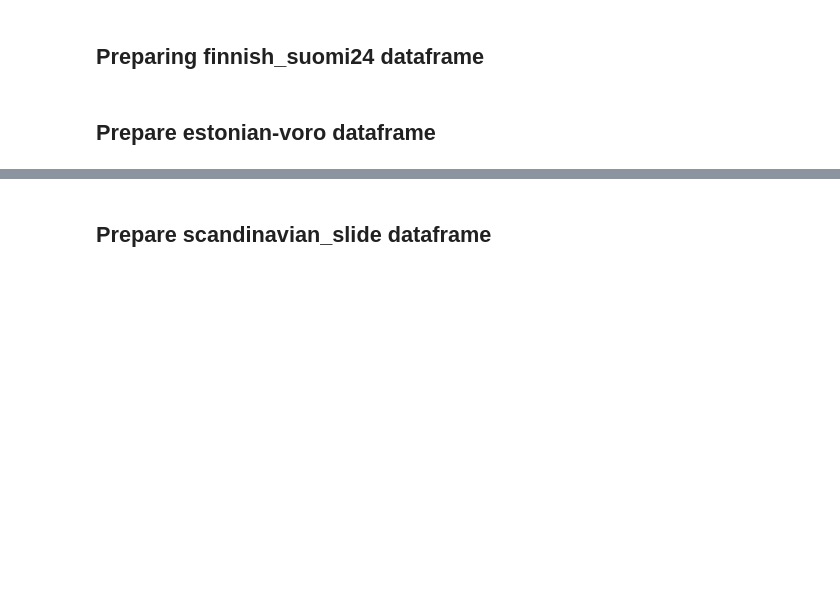
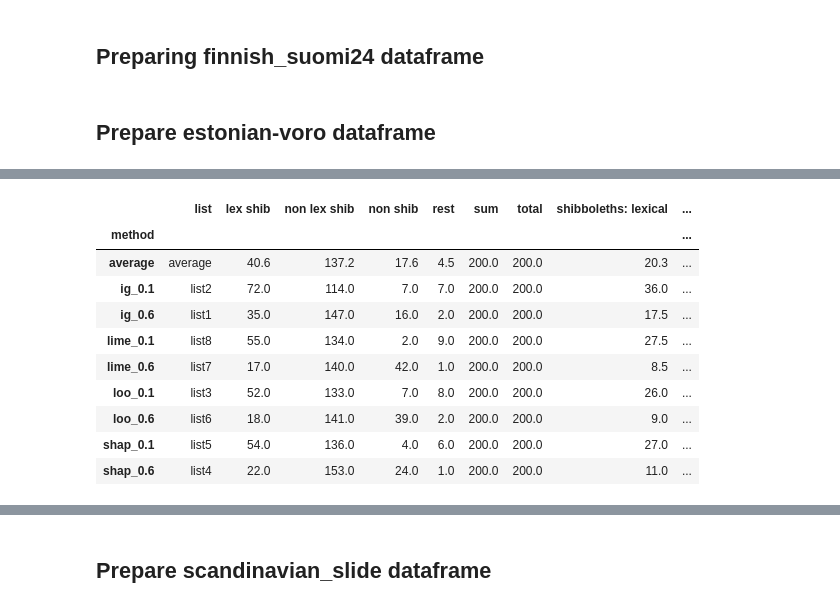
Before and after one commit to Helsinki-NLP/shibboleth, a Jupyter notebook: manual_eval/annotation_analysis_gh.ipynb, the cells around one changed output, grey strips where cells are left out. Saved outputs shown, nothing was run; the diff lists cells and outputs as text; code cells hidden in the pictures; blank space fills up the shorter version.

```diff
--- a/manual_eval/annotation_analysis_gh.ipynb
+++ b/manual_eval/annotation_analysis_gh.ipynb
@@ -63,7 +74,7 @@ def make_dataset_df(folder):
             df['file'] = id
             dfs.append(df)
         elif file.endswith('.txt'):
-            id = re.sub('.txt', '', file)
+            id = re.sub(r'.+\.(\d)\..*', r'list\1', file)
             df = pd.read_csv(folder + '/' + file, sep='\t')
             df['file'] = id
             dfs.append(df)
@@ -310,0 +413,3 @@ estonian_voro_shib_distro
+# %%
+estonian_voro_shib_distro = pd.concat([estonian_voro_shib_distro, estonian_voro_methods_df], axis=1)
+estonian_voro_shib_distro
@@ -311,3 +427,18 @@ estonian_voro_shib_distro
+# %%
+estonian_voro_shib_distro = estonian_voro_shib_distro.sort_values(by=['method']).reset_index(names=['list']).set_index('method')
+estonian_voro_shib_distro
+# %% [output]
+|  | list | lex shib | non lex shib | non shib | rest | sum | total | shibboleths: lexical | ... |
+| method |  |  |  |  |  |  |  |  | ... |
+| average | average | 40.6 | 137.2 | 17.6 | 4.5 | 200.0 | 200.0 | 20.3 | ... |
+| ig_0.1 | list2 | 72.0 | 114.0 | 7.0 | 7.0 | 200.0 | 200.0 | 36.0 | ... |
+| ig_0.6 | list1 | 35.0 | 147.0 | 16.0 | 2.0 | 200.0 | 200.0 | 17.5 | ... |
+| lime_0.1 | list8 | 55.0 | 134.0 | 2.0 | 9.0 | 200.0 | 200.0 | 27.5 | ... |
+| lime_0.6 | list7 | 17.0 | 140.0 | 42.0 | 1.0 | 200.0 | 200.0 | 8.5 | ... |
+| loo_0.1 | list3 | 52.0 | 133.0 | 7.0 | 8.0 | 200.0 | 200.0 | 26.0 | ... |
+| loo_0.6 | list6 | 18.0 | 141.0 | 39.0 | 2.0 | 200.0 | 200.0 | 9.0 | ... |
+| shap_0.1 | list5 | 54.0 | 136.0 | 4.0 | 6.0 | 200.0 | 200.0 | 27.0 | ... |
+| shap_0.6 | list4 | 22.0 | 153.0 | 24.0 | 1.0 | 200.0 | 200.0 | 11.0 | ... |
 # %%
 estonian_voro_overview = estonian_voro_shib_distro[['shibboleths: lexical', 'shibboleths: other', 'non shibboleths', 'other']]
 estonian_voro_overview
```
Also changed, not shown: parts of 11 cells of this notebook, 1 other file.
